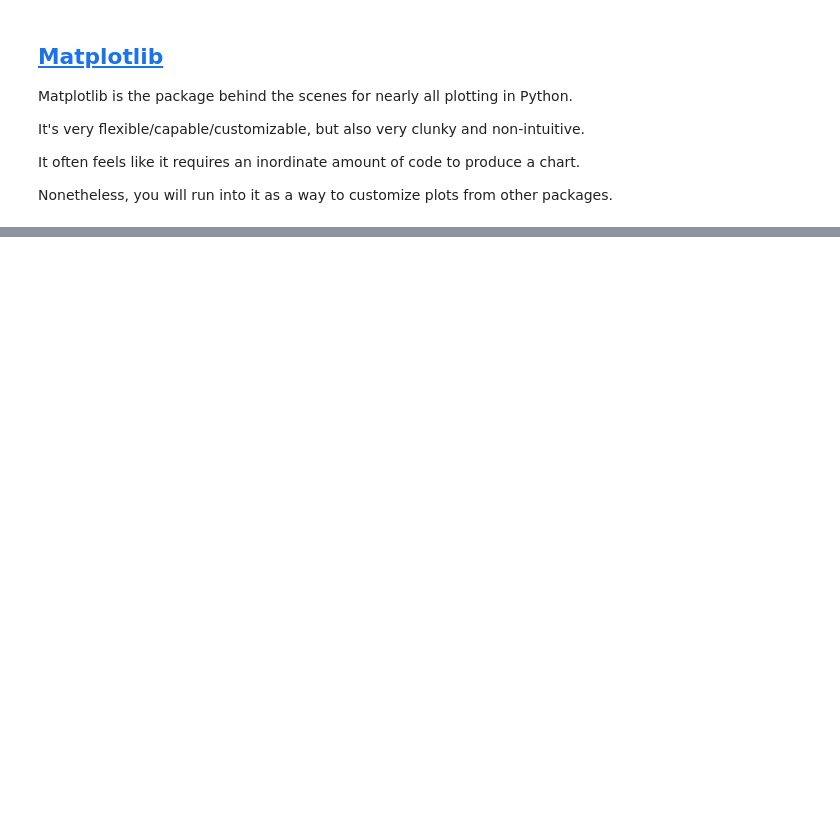
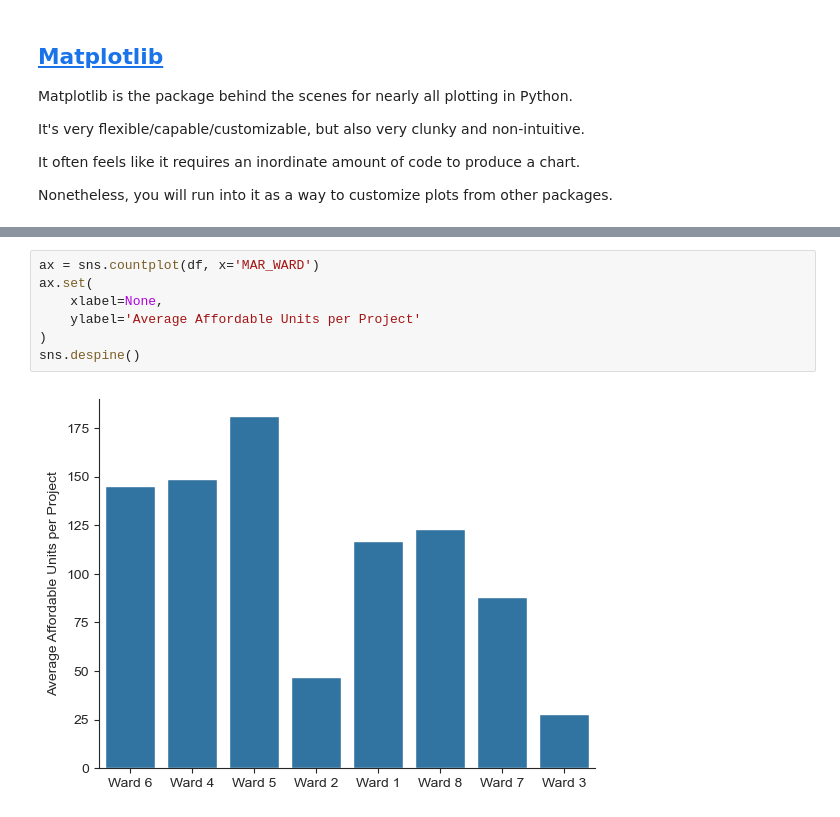
Before and after one commit to ncsg/ursp688y_sp2023, a Jupyter notebook: demos/demo05/demo05.ipynb, the cells around one changed output, grey strips where cells are left out. Drawn from its saved outputs; the diff is of its cells as text; blank space fills up the shorter version.

```diff
--- a/demos/demo05/demo05.ipynb
+++ b/demos/demo05/demo05.ipynb
@@ -130,0 +258,9 @@ plt.show()
+# %%
+ax = sns.countplot(df, x='MAR_WARD')
+ax.set(
+    xlabel=None,
+    ylabel='Average Affordable Units per Project'
+)
+sns.despine()
+# %% [output]
+[figure, added]
```
Also changed, not shown: parts of 22 cells of this notebook, 2 other files.
